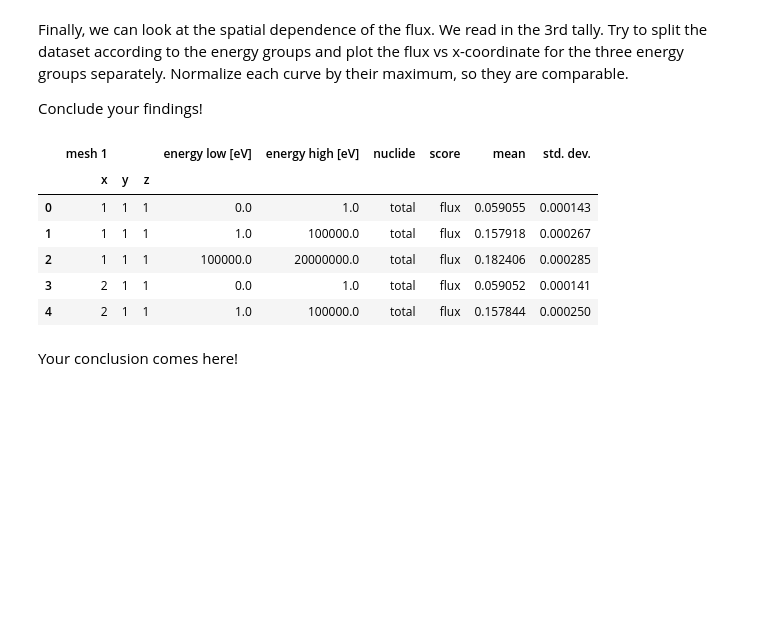
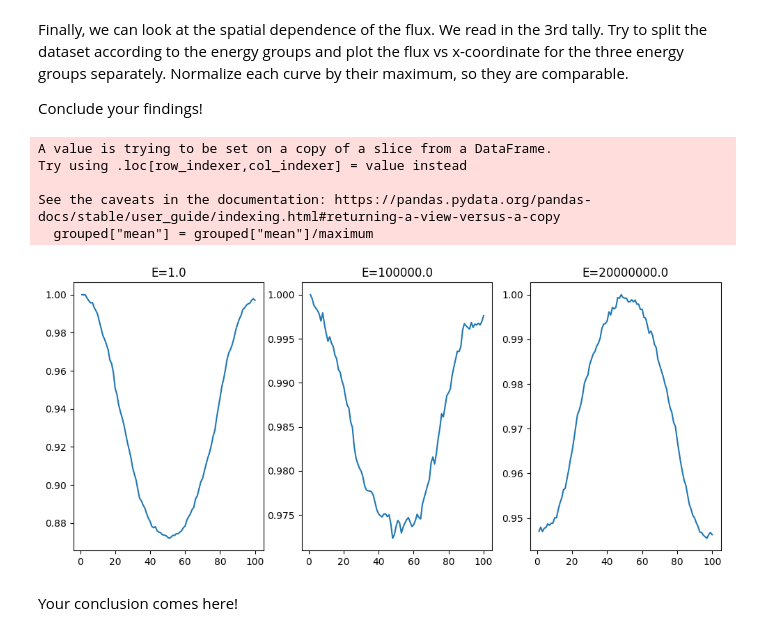
Before and after one commit to MalteHanse/RFP, a Jupyter notebook: Datalabs/Datalab06/6-openMCIntro.ipynb, the cells around one changed output. Saved outputs shown, nothing was run; the diff lists cells and outputs as text; code cells hidden in the pictures; blank space fills up the shorter version.

```diff
--- a/Datalabs/Datalab06/6-openMCIntro.ipynb
+++ b/Datalabs/Datalab06/6-openMCIntro.ipynb
@@ -462,17 +470,25 @@ Your conclusion comes here.
 Finally, we can look at the spatial dependence of the flux. We read in the 3rd tally. Try to split the dataset according to the energy groups and plot the flux vs x-coordinate for the three energy groups separately. Normalize each curve by their maximum, so they are comparable.
 
 Conclude your findings!
-# %%
-tallydf3=sp.tallies[3].get_pandas_dataframe()
-tallydf3.head()
-# %% [output]
-|  | mesh 1 |  |  | energy low [eV] | energy high [eV] | nuclide | score | mean | std. dev. |
-|  | x | y | z |  |  |  |  |  |  |
-| 0 | 1 | 1 | 1 | 0.0 | 1.0 | total | flux | 0.059055 | 0.000143 |
-| 1 | 1 | 1 | 1 | 1.0 | 100000.0 | total | flux | 0.157918 | 0.000267 |
-| 2 | 1 | 1 | 1 | 100000.0 | 20000000.0 | total | flux | 0.182406 | 0.000285 |
-| 3 | 2 | 1 | 1 | 0.0 | 1.0 | total | flux | 0.059052 | 0.000141 |
-| 4 | 2 | 1 | 1 | 1.0 | 100000.0 | total | flux | 0.157844 | 0.000250 |
+# %%
+tallydf3=sp.tallies[3].get_pandas_dataframe()
+grouped_by_energy = []
+
+fig, axes = plt.subplots(1, 3, figsize=(12, 5))
+for e, ax in zip(np.unique(tallydf3["energy high [eV]"]), axes):
+    grouped = tallydf3[tallydf3["energy high [eV]"] == e]
+    maximum = grouped["mean"].max()
+    grouped["mean"] = grouped["mean"]/maximum
+    grouped_by_energy.append(grouped)
+    ax.plot(grouped["mesh 1"]['x'], grouped["mean"])
+    ax.set_title(f"E={e:.1f}")
+# %% [output]
+A value is trying to be set on a copy of a slice from a DataFrame.
+Try using .loc[row_indexer,col_indexer] = value instead
+
+See the caveats in the documentation: https://pandas.pydata.org/pandas-docs/stable/user_guide/indexing.html#returning-a-view-versus-a-copy
+  grouped["mean"] = grouped["mean"]/maximum
+[figure, added]
 # %%
 # your code comes here
 # %% [markdown]
```
Also changed, not shown: parts of 5 cells of this notebook, 2 other files.
